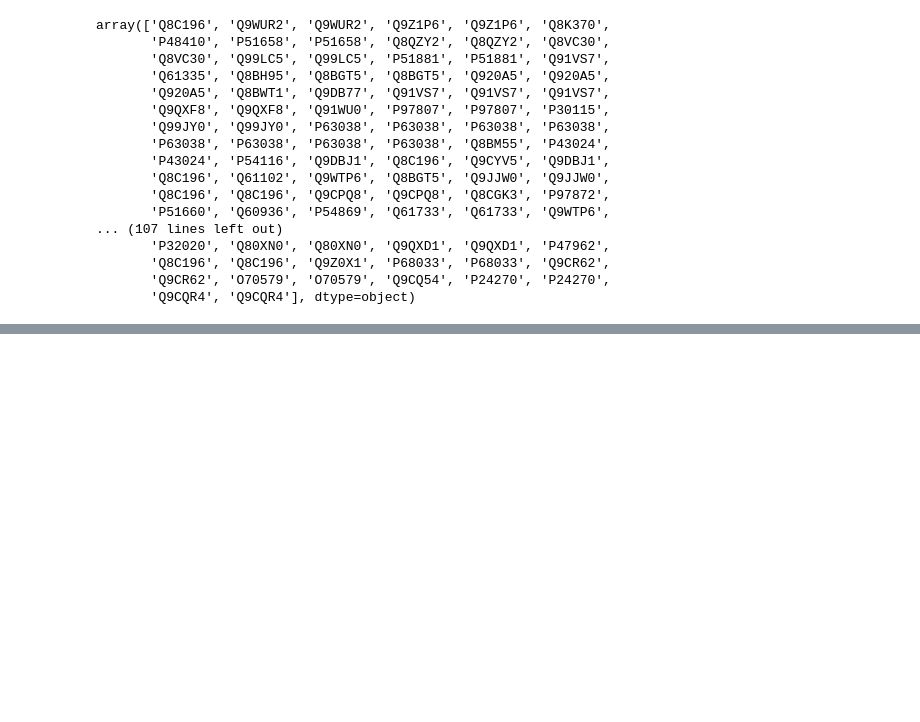
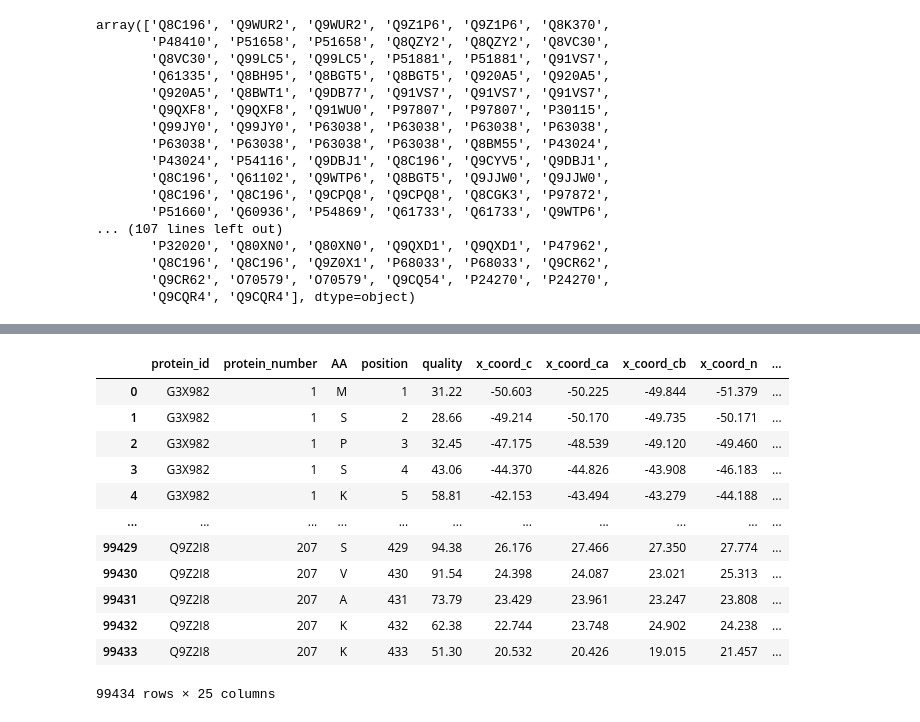
Before and after one commit to ritster/methionine-analysis, a Jupyter notebook: ritwik/ritwik-datagen.ipynb, the cells around one changed output, grey strips where cells are left out. Drawn from its saved outputs; the diff is of its cells as text; code cells hidden in the pictures; blank space fills up the shorter version.

Commit message:
accessibility calcs for full dataset

```diff
--- a/ritwik/ritwik-datagen.ipynb
+++ b/ritwik/ritwik-datagen.ipynb
@@ -228,0 +244,8 @@ np.unique(uniprotIDs).size
+# %%
+# calculate full sphere exposure
+full_sphere_exposure = annotate_accessibility(
+    df=alphafold_annotation,
+    max_dist=24,
+    max_angle=180,
+    error_dir=pae_dir)
+full_sphere_exposure
@@ -228,0 +266,18 @@ np.unique(uniprotIDs).size
+# %%
+alphafold_accessibility = alphafold_annotation.merge(
+    full_sphere_exposure, how='left', on=['protein_id','AA','position'])
+alphafold_accessibility
+# %% [output]
+|  | protein_id | protein_number | AA | position | quality | x_coord_c | x_coord_ca | x_coord_cb | x_coord_n | ... |
+| 0 | G3X982 | 1 | M | 1 | 31.22 | -50.603 | -50.225 | -49.844 | -51.379 | ... |
+| 1 | G3X982 | 1 | S | 2 | 28.66 | -49.214 | -50.170 | -49.735 | -50.171 | ... |
+| 2 | G3X982 | 1 | P | 3 | 32.45 | -47.175 | -48.539 | -49.120 | -49.460 | ... |
+| 3 | G3X982 | 1 | S | 4 | 43.06 | -44.370 | -44.826 | -43.908 | -46.183 | ... |
+| 4 | G3X982 | 1 | K | 5 | 58.81 | -42.153 | -43.494 | -43.279 | -44.188 | ... |
+| ... | ... | ... | ... | ... | ... | ... | ... | ... | ... | ... |
+| 99429 | Q9Z2I8 | 207 | S | 429 | 94.38 | 26.176 | 27.466 | 27.350 | 27.774 | ... |
+| 99430 | Q9Z2I8 | 207 | V | 430 | 91.54 | 24.398 | 24.087 | 23.021 | 25.313 | ... |
+| 99431 | Q9Z2I8 | 207 | A | 431 | 73.79 | 23.429 | 23.961 | 23.247 | 23.808 | ... |
+| 99432 | Q9Z2I8 | 207 | K | 432 | 62.38 | 22.744 | 23.748 | 24.902 | 24.238 | ... |
+| 99433 | Q9Z2I8 | 207 | K | 433 | 51.30 | 20.532 | 20.426 | 19.015 | 21.457 | ... |
+99434 rows × 25 columns
```
Also changed, not shown: parts of 21 cells of this notebook.
